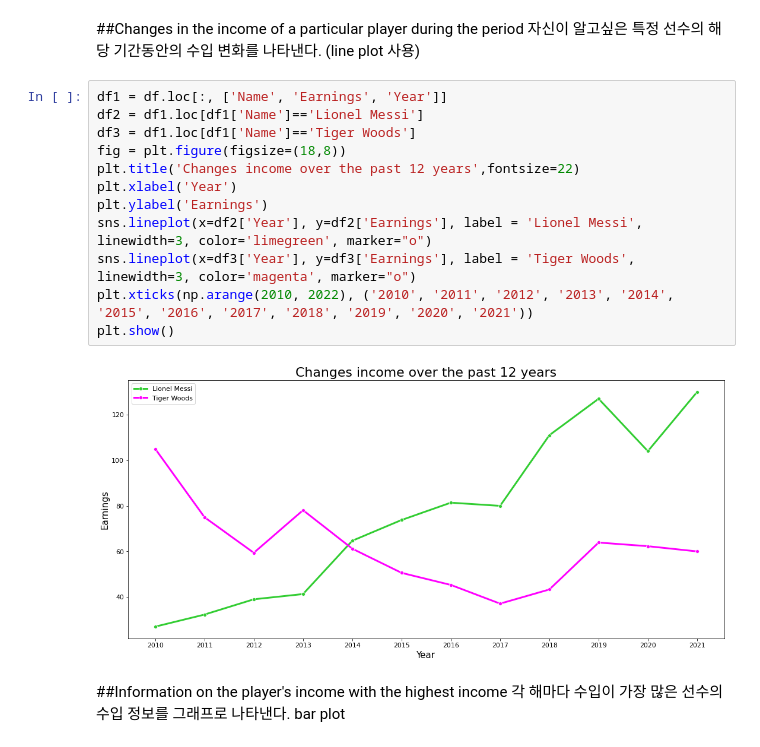
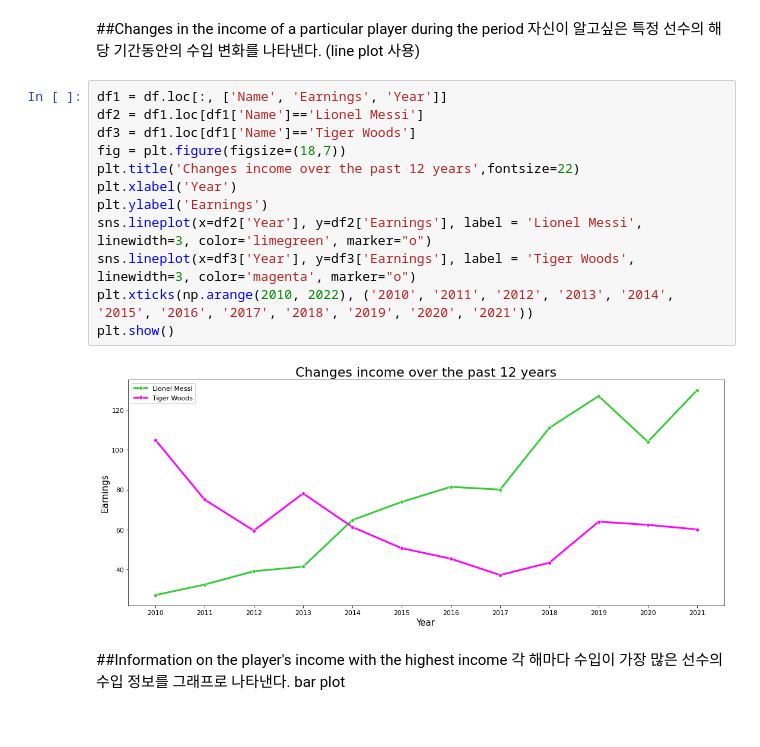
Before and after one commit to gjsin1105/DAP__, a Jupyter notebook: FinalProject.ipynb, the cells around one changed output. Saved outputs shown, nothing was run; the diff lists cells and outputs as text.

```diff
--- a/FinalProject.ipynb
+++ b/FinalProject.ipynb
@@ -138,17 +138,17 @@ for p in ax.patches:
 # %%
 df1 = df.loc[:, ['Name', 'Earnings', 'Year']]
 df2 = df1.loc[df1['Name']=='Lionel Messi']
 df3 = df1.loc[df1['Name']=='Tiger Woods']
-fig = plt.figure(figsize=(18,8))
+fig = plt.figure(figsize=(18,7))
 plt.title('Changes income over the past 12 years',fontsize=22)
 plt.xlabel('Year')
 plt.ylabel('Earnings')
 sns.lineplot(x=df2['Year'], y=df2['Earnings'], label = 'Lionel Messi', linewidth=3, color='limegreen', marker="o")
 sns.lineplot(x=df3['Year'], y=df3['Earnings'], label = 'Tiger Woods', linewidth=3, color='magenta', marker="o")
 plt.xticks(np.arange(2010, 2022), ('2010', '2011', '2012', '2013', '2014', '2015', '2016', '2017', '2018', '2019', '2020', '2021'))
 plt.show()
 # %% [output]
-[figure, old version]
+[figure, new version]
 # %% [markdown]
 ##Information on the player's income with the highest income
 각 해마다 수입이 가장 많은 선수의 수입 정보를 그래프로 나타낸다.
```
Also changed, not shown: parts of 1 cell of this notebook.
